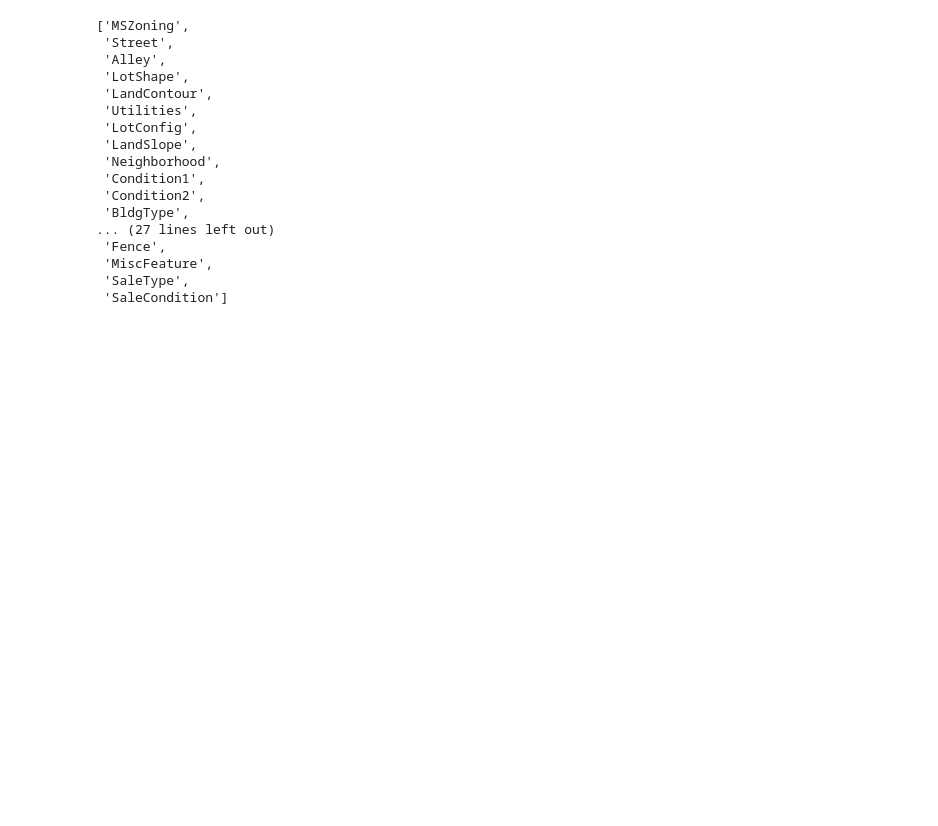
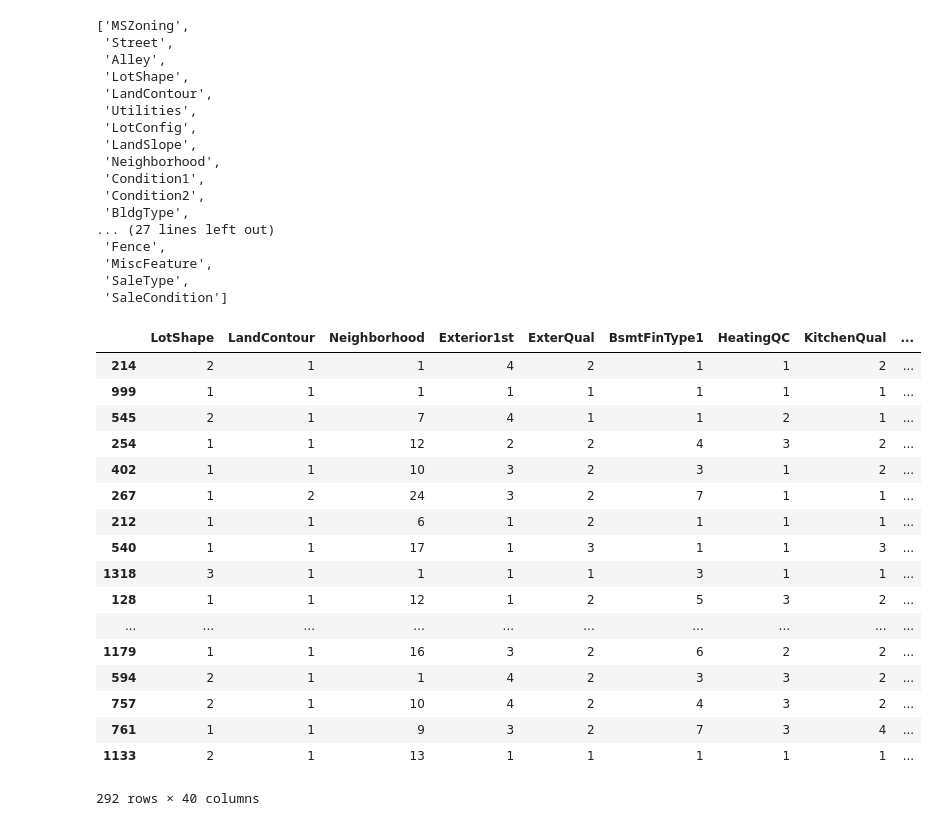
Before and after one commit to c-c-c-c/kaggle_house_prices, a Jupyter notebook: myAnalysisRm.ipynb, the cells around one changed output. Saved outputs shown, nothing was run; the diff lists cells and outputs as text; code cells hidden in the pictures; blank space fills up the shorter version.

```diff
--- a/myAnalysisRm.ipynb
+++ b/myAnalysisRm.ipynb
@@ -25,6 +25,6 @@ You can install the OpenMP library by the following command: ``brew install libo
 train = pd.read_csv('./input/train.csv') #訓練データ
 test = pd.read_csv('./input/test.csv') #テストデータ
 
-train = train.drop("Id", axis = 1)
-target = train["SalePrice"]
+# train = train.drop("Id", axis = 1)
+target = np.log1p( train["SalePrice"])
 train = train.drop("SalePrice", axis = 1)
@@ -144,6 +165,27 @@ seed = 666
 #kf = StratifiedKFold(n_splits=folds, shuffle=False, random_state=seed)
 # %%
 train_X, val_X , train_y, val_y =  train_test_split(train, target, test_size= 0.2, random_state = 666)
+# %%
+val_X
+# %% [output]
+|  | LotShape | LandContour | Neighborhood | Exterior1st | ExterQual | BsmtFinType1 | HeatingQC | KitchenQual | ... |
+| 214 | 2 | 1 | 1 | 4 | 2 | 1 | 1 | 2 | ... |
+| 999 | 1 | 1 | 1 | 1 | 1 | 1 | 1 | 1 | ... |
+| 545 | 2 | 1 | 7 | 4 | 1 | 1 | 2 | 1 | ... |
+| 254 | 1 | 1 | 12 | 2 | 2 | 4 | 3 | 2 | ... |
+| 402 | 1 | 1 | 10 | 3 | 2 | 3 | 1 | 2 | ... |
+| 267 | 1 | 2 | 24 | 3 | 2 | 7 | 1 | 1 | ... |
+| 212 | 1 | 1 | 6 | 1 | 2 | 1 | 1 | 1 | ... |
+| 540 | 1 | 1 | 17 | 1 | 3 | 1 | 1 | 3 | ... |
+| 1318 | 3 | 1 | 1 | 1 | 1 | 3 | 1 | 1 | ... |
+| 128 | 1 | 1 | 12 | 1 | 2 | 5 | 3 | 2 | ... |
+| ... | ... | ... | ... | ... | ... | ... | ... | ... | ... |
+| 1179 | 1 | 1 | 16 | 3 | 2 | 6 | 2 | 2 | ... |
+| 594 | 2 | 1 | 1 | 4 | 2 | 3 | 3 | 2 | ... |
+| 757 | 2 | 1 | 10 | 4 | 2 | 4 | 3 | 2 | ... |
+| 761 | 1 | 1 | 9 | 3 | 2 | 7 | 3 | 4 | ... |
+| 1133 | 2 | 1 | 13 | 1 | 1 | 1 | 1 | 1 | ... |
+292 rows × 40 columns
 # %%
 lgb_train = lgb.Dataset(train_X, train_y, categorical_feature=categoricals)
 lgb_eval = lgb.Dataset(val_X, val_y, categorical_feature=categoricals)
```
Also changed, not shown: parts of 10 cells of this notebook, 2 other files.
